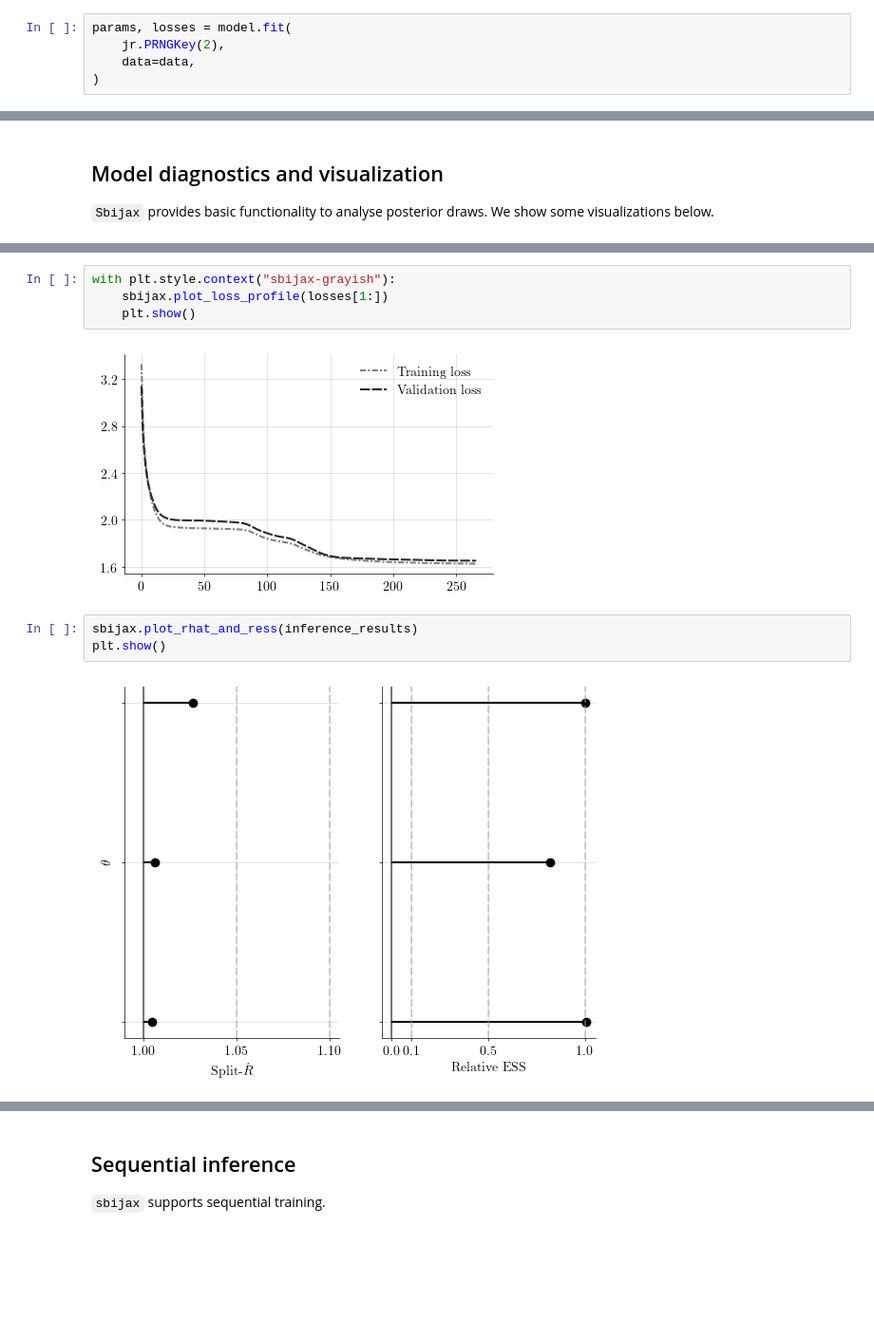
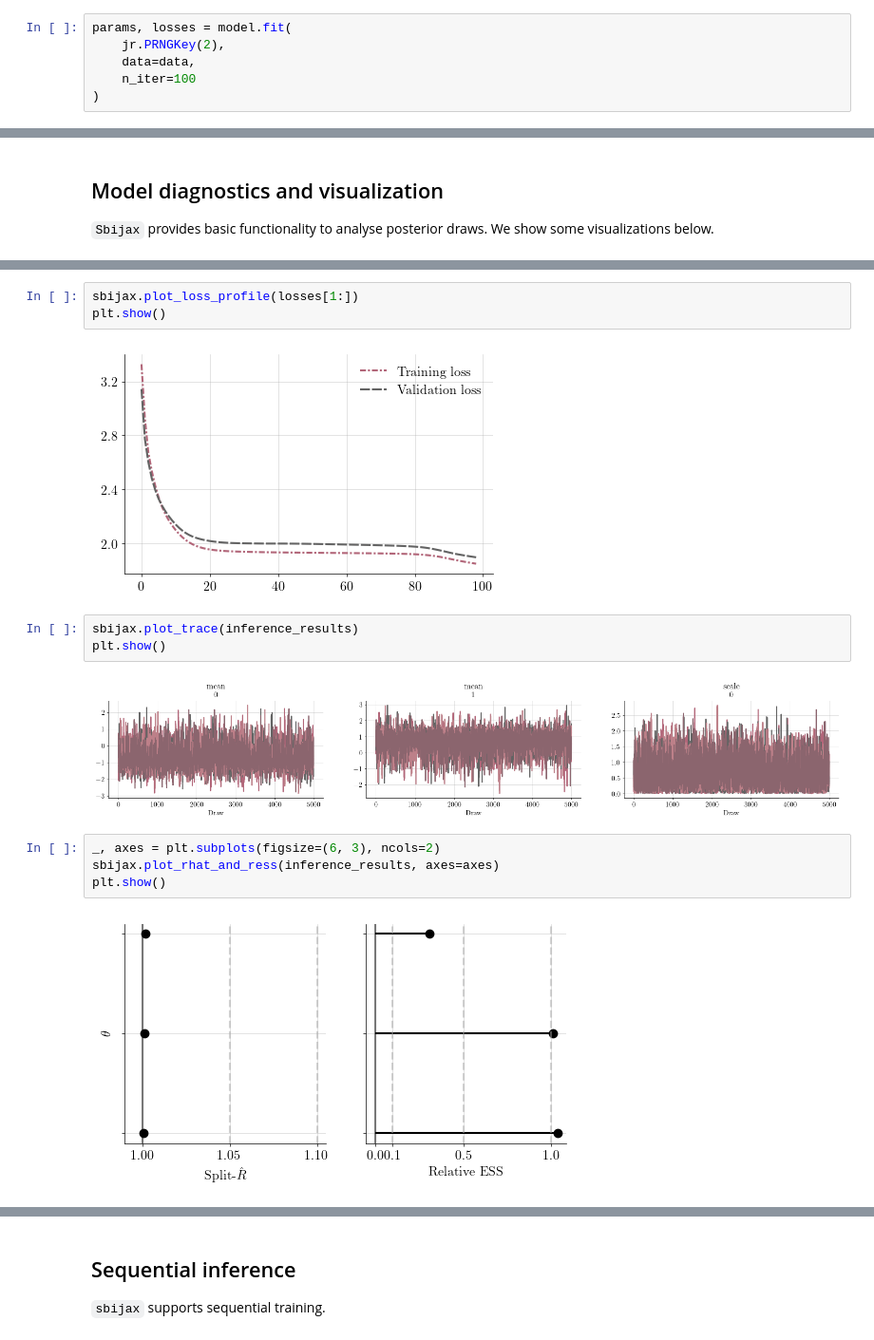
Before and after one commit to dirmeier/sbijax, a Jupyter notebook: docs/notebooks/more_detailed_intro.ipynb, the cells around one changed output, grey strips where cells are left out. Shown at 95% size. Saved outputs shown, nothing was run; the diff lists cells and outputs as text; blank space fills up the shorter version.

Commit message:
Fix InferenceData issues with plottnig

```diff
--- a/docs/notebooks/more_detailed_intro.ipynb
+++ b/docs/notebooks/more_detailed_intro.ipynb
@@ -154,6 +154,7 @@ We then fit the model using the typical flow matching loss.
 params, losses = model.fit(
     jr.PRNGKey(2),
     data=data,
+    n_iter=100
 )
 # %% [markdown]
 Finally, we sample from the posterior distribution for a specific observation $y_{\text{obs}}$.
@@ -208,11 +214,16 @@ Group: /posterior
 # %%
-with plt.style.context("sbijax-grayish"):
-    sbijax.plot_loss_profile(losses[1:])
-    plt.show()
+sbijax.plot_loss_profile(losses[1:])
+plt.show()
 # %% [output]
-[figure, old version]
+[figure, new version]
+# %%
+sbijax.plot_trace(inference_results)
+plt.show()
+# %% [output]
+[figure, added]
 # %%
-sbijax.plot_rhat_and_ress(inference_results)
+_, axes = plt.subplots(figsize=(6, 3), ncols=2)
+sbijax.plot_rhat_and_ress(inference_results, axes=axes)
 plt.show()
 # %% [output]
-[figure, old version]
+[figure, new version]
```
Also changed, not shown: parts of 6 cells of this notebook.
